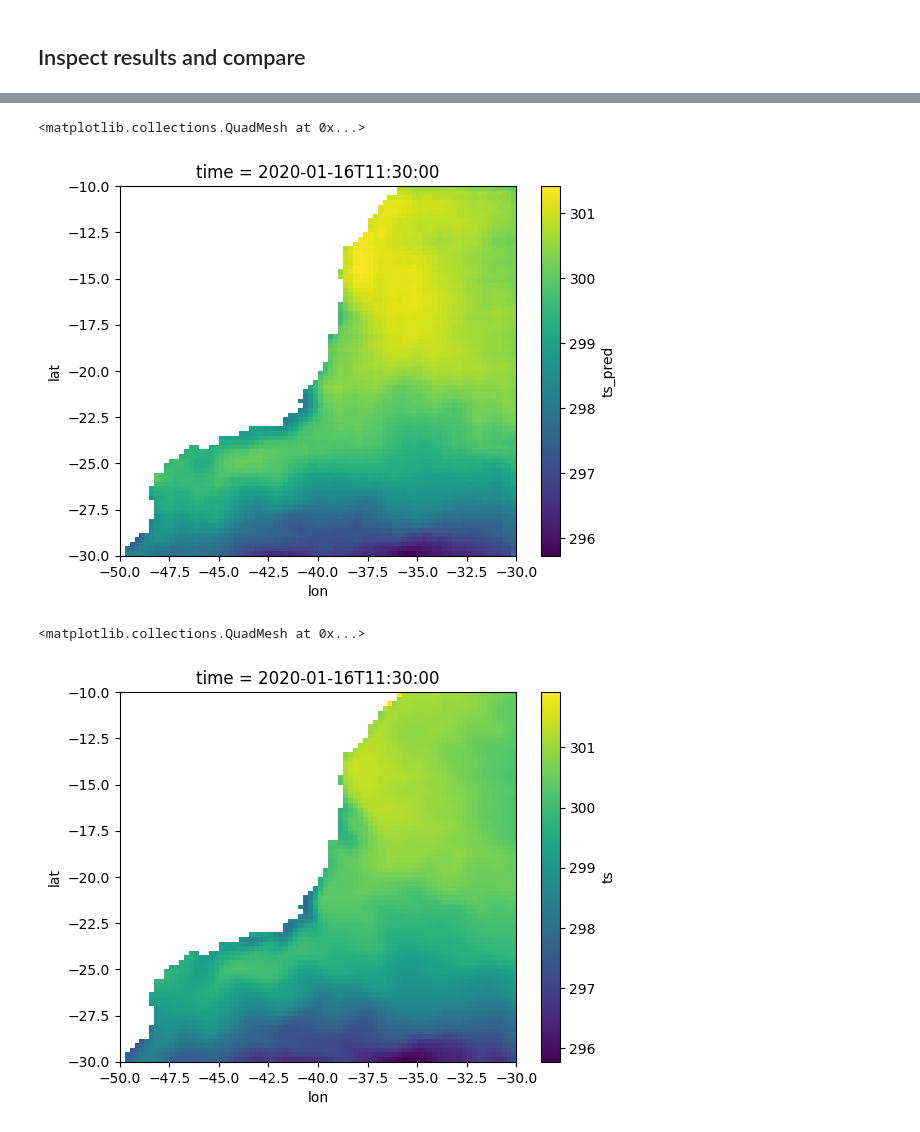
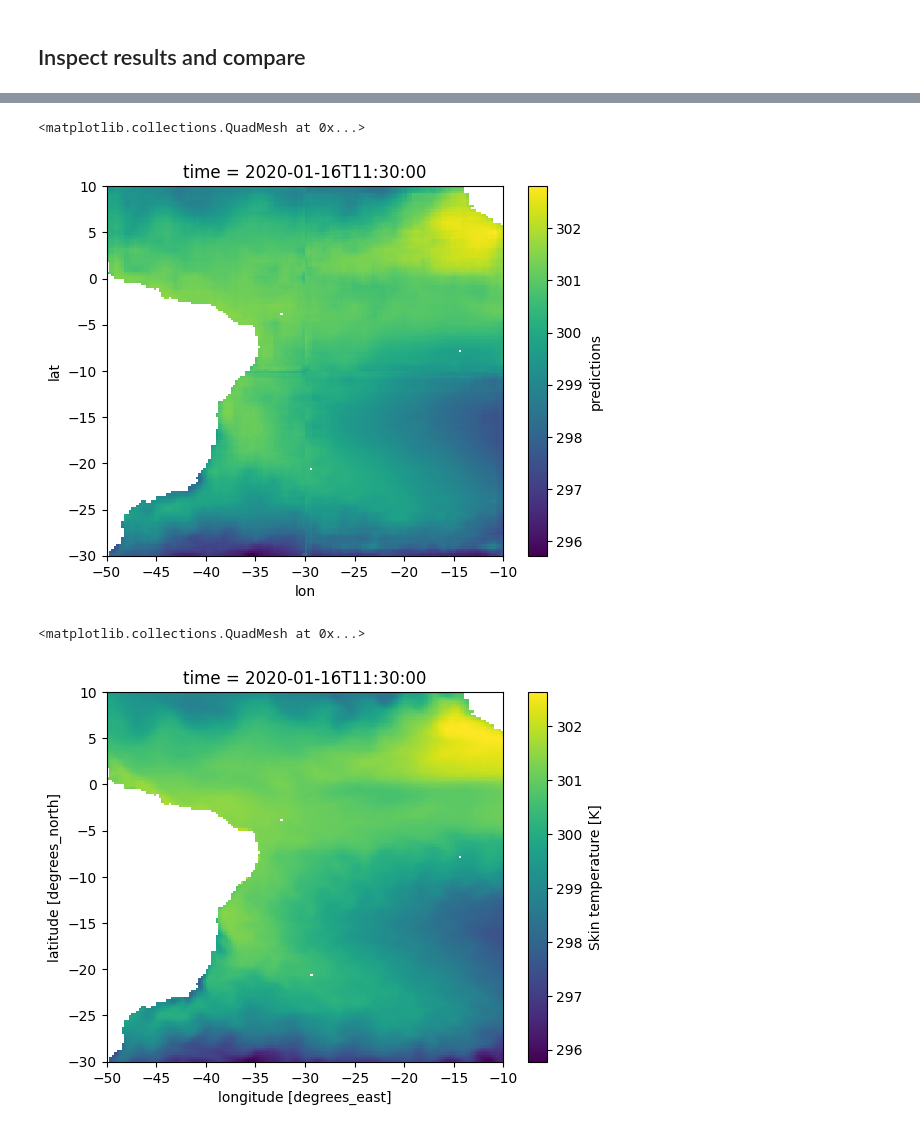
Before and after one commit to ESMValGroup/ClimaNet, a Jupyter notebook: notebooks/example.ipynb, the cells around one changed output, grey strips where cells are left out. Cells and saved outputs as stored; diff of their text form; code cells hidden in the pictures.

Commit message:
rerun nb with predict

```diff
--- a/notebooks/example.ipynb
+++ b/notebooks/example.ipynb
@@ -81,20 +82,12 @@ Model saved to runs/best_model.pth
 # %% [markdown]
 ## Inspect results and compare
 # %%
-# one batch from training data
-dataloader = DataLoader(
-    dataset,
-    batch_size=1,
-    shuffle=False,
-    pin_memory=False,
+# create data set
+num_patches = 20
+patch_size = (1, 4, 4)
+dataset = STDataset(
+    daily_da=daily_subset["ts"],
+    monthly_da=monthly_subset["ts"],
+    land_mask=lsm_subset["lsm"],
+    patch_size=(patch_size[1]*num_patches, patch_size[2]*num_patches),  # based on the patch_size in model
 )
-
-one_batch = next(iter(dataloader))
-daily_batch = one_batch["daily_patch"]
-daily_mask = one_batch["daily_mask_patch"]
-monthly_target = one_batch["monthly_patch"]
-land_mask = one_batch["land_mask_patch"]
-padded_days_mask = one_batch["padded_days_mask"]
-lat_batch = one_batch["lat_patch"]
-lon_batch = one_batch["lon_patch"]
-print(daily_batch.shape, daily_mask.shape, monthly_target.shape, land_mask.shape, padded_days_mask.shape)
@@ -133,0 +94,4 @@ ds = xr.Dataset(data_vars=data_vars, coords=coords)
+# %%
+predictions = predict_monthly_var(
+    model="runs/best_model.pth", dataset=dataset, batch_size=2, save_predictions=True, run_dir="./runs"
+)
@@ -134,13 +113,16 @@ ds = xr.Dataset(data_vars=data_vars, coords=coords)
+# %%
+# create mask
+ocean = ~lsm_subset["lsm"].values
 # %%
-ds["ts_pred"].isel(time=0).plot()
+predictions["predictions"].where(ocean).isel(time=0).plot()
 # %% [output]
 <matplotlib.collections.QuadMesh at 0x...>
-[figure, old version]
+[figure, new version]
 # %%
 # original target
-ds["ts"].where(~land_mask[0].numpy()).isel(time=0).plot()
+monthly_subset["ts"].where(ocean).isel(time=0).plot()
 # %% [output]
 <matplotlib.collections.QuadMesh at 0x...>
-[figure, old version]
+[figure, new version]
 # %%
 # Error
```
Also changed, not shown: parts of 11 cells of this notebook.
